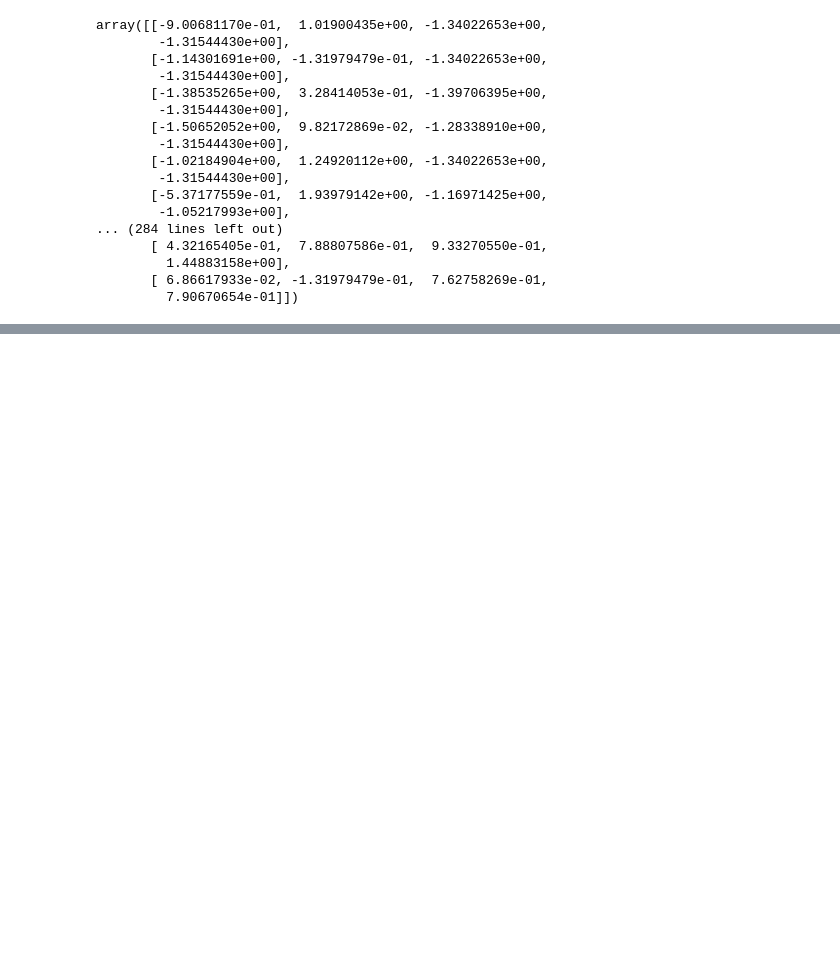
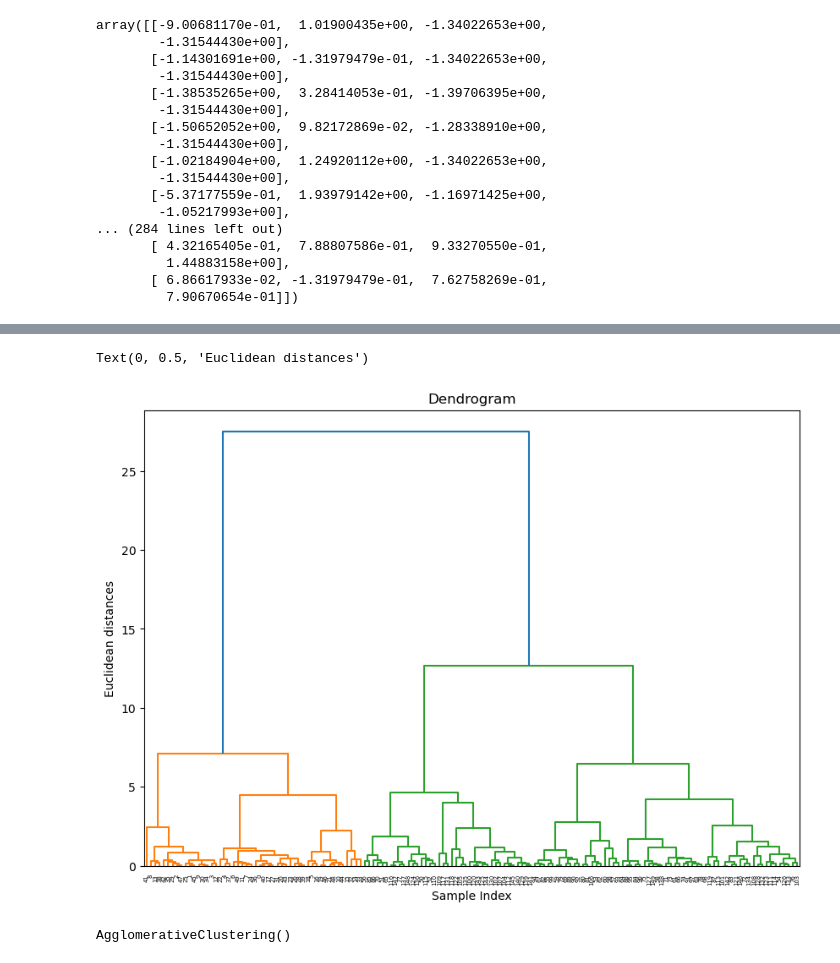
Before and after one commit to cyrolux123/Machine-Learning-Detailed, a Jupyter notebook: Hierarchial Clustering/Implementation.ipynb, the cells around one changed output, grey strips where cells are left out. Drawn from its saved outputs; the diff is of its cells as text; code cells hidden in the pictures; blank space fills up the shorter version.

```diff
--- a/Hierarchial Clustering/Implementation.ipynb
+++ b/Hierarchial Clustering/Implementation.ipynb
@@ -75,0 +88,23 @@ array([[-9.00681170e-01,  1.01900435e+00, -1.34022653e+00,
+# %%
+## Apply Agglomerative Clustering
+# To construct a dendrogram, we will use the scipy library.
+import scipy.cluster.hierarchy as sc
+
+# Plot dendrogram
+plt.figure(figsize=(10, 7))
+plt.title("Dendrograms")
+
+# Create dendrogram
+sc.dendrogram(sc.linkage(pca_scaled, method='ward'))
+plt.title('Dendrogram')
+plt.xlabel('Sample Index')
+plt.ylabel('Euclidean distances')
+# %% [output]
+Text(0, 0.5, 'Euclidean distances')
+[figure, added]
+# %%
+from sklearn.cluster import AgglomerativeClustering
+cluster = AgglomerativeClustering(n_clusters=2, affinity='euclidean', linkage='ward')
+cluster.fit(pca_scaled)
+# %% [output]
+AgglomerativeClustering()
```
Also changed, not shown: parts of 6 cells of this notebook.
